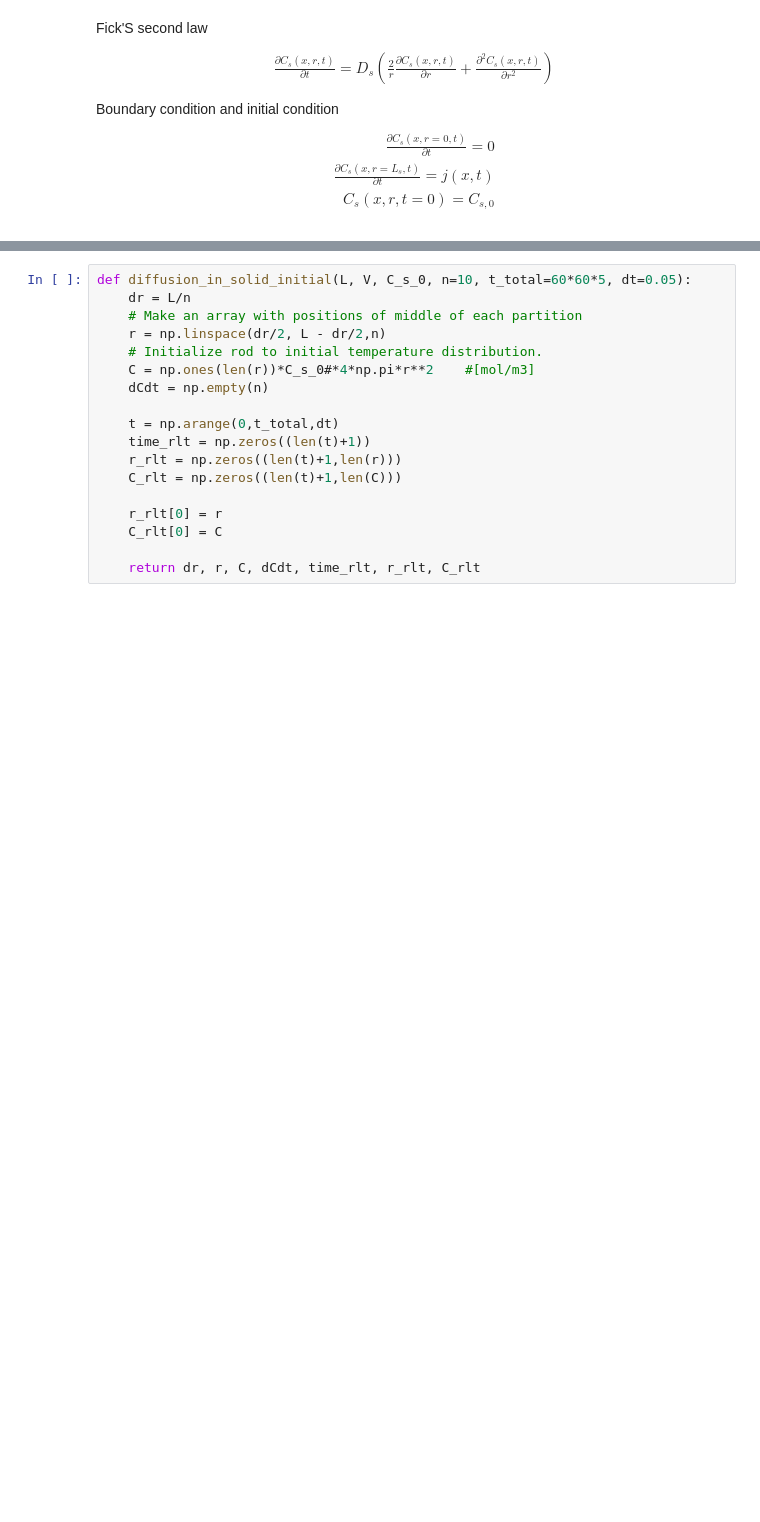
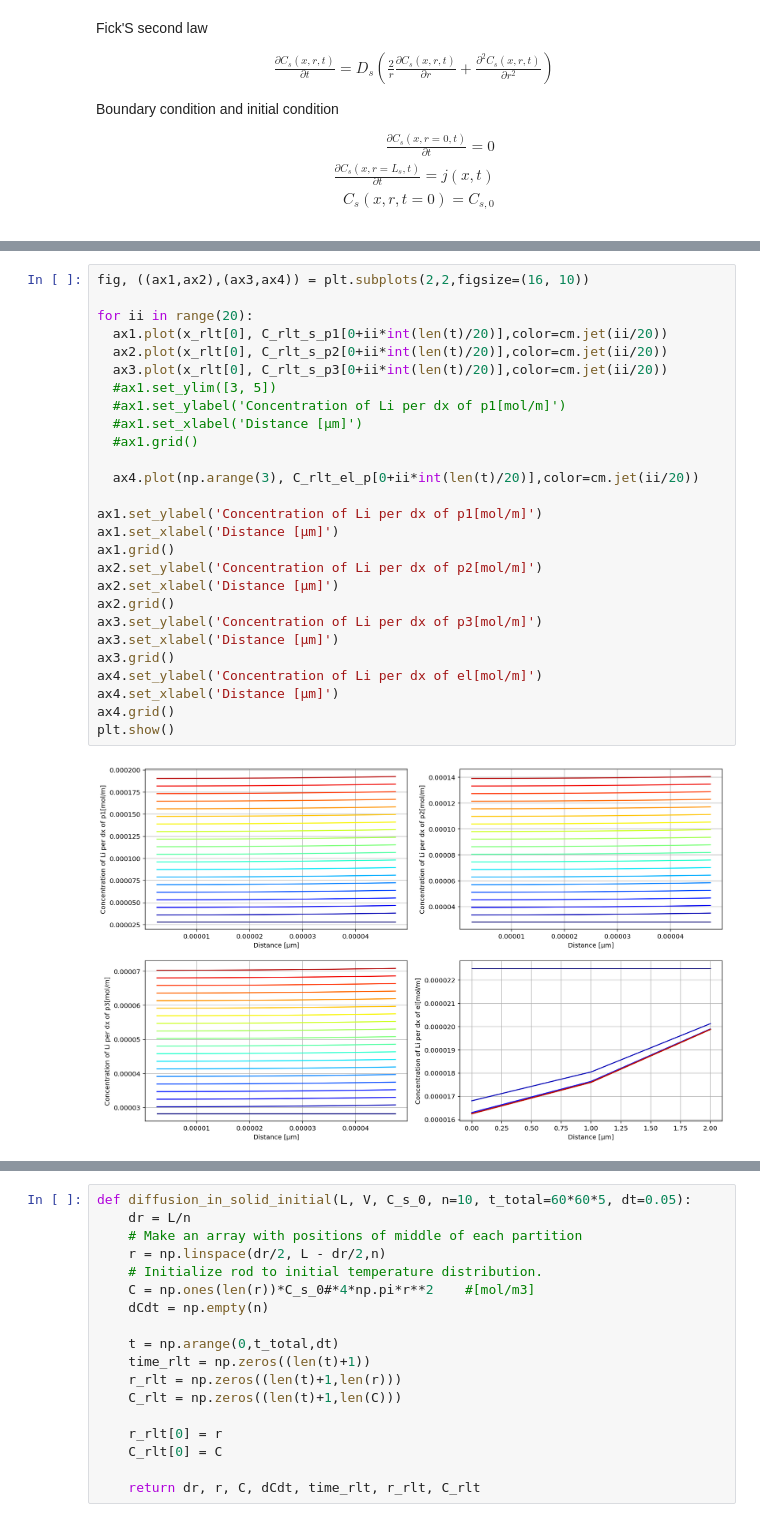
Before and after one commit to TakumaKawahara/BS-StudyGroup, a Jupyter notebook: Model#6/BS_Model#6.ipynb, the cells around one changed output, grey strips where cells are left out. Drawn from its saved outputs; the diff is of its cells as text; blank space fills up the shorter version.

```diff
--- a/Model#6/BS_Model#6.ipynb
+++ b/Model#6/BS_Model#6.ipynb
@@ -576,0 +977,29 @@ I_1
+# %%
+fig, ((ax1,ax2),(ax3,ax4)) = plt.subplots(2,2,figsize=(16, 10))
+
+for ii in range(20):
+  ax1.plot(x_rlt[0], C_rlt_s_p1[0+ii*int(len(t)/20)],color=cm.jet(ii/20))
+  ax2.plot(x_rlt[0], C_rlt_s_p2[0+ii*int(len(t)/20)],color=cm.jet(ii/20))
+  ax3.plot(x_rlt[0], C_rlt_s_p3[0+ii*int(len(t)/20)],color=cm.jet(ii/20))
+  #ax1.set_ylim([3, 5])
+  #ax1.set_ylabel('Concentration of Li per dx of p1[mol/m]')
+  #ax1.set_xlabel('Distance [μm]')
+  #ax1.grid()
+
+  ax4.plot(np.arange(3), C_rlt_el_p[0+ii*int(len(t)/20)],color=cm.jet(ii/20))
+
+ax1.set_ylabel('Concentration of Li per dx of p1[mol/m]')
+ax1.set_xlabel('Distance [μm]')
+ax1.grid()
+ax2.set_ylabel('Concentration of Li per dx of p2[mol/m]')
+ax2.set_xlabel('Distance [μm]')
+ax2.grid()
+ax3.set_ylabel('Concentration of Li per dx of p3[mol/m]')
+ax3.set_xlabel('Distance [μm]')
+ax3.grid()
+ax4.set_ylabel('Concentration of Li per dx of el[mol/m]')
+ax4.set_xlabel('Distance [μm]')
+ax4.grid()
+plt.show()
+# %% [output]
+[figure, added]
```
Also changed, not shown: parts of 82 cells of this notebook.
